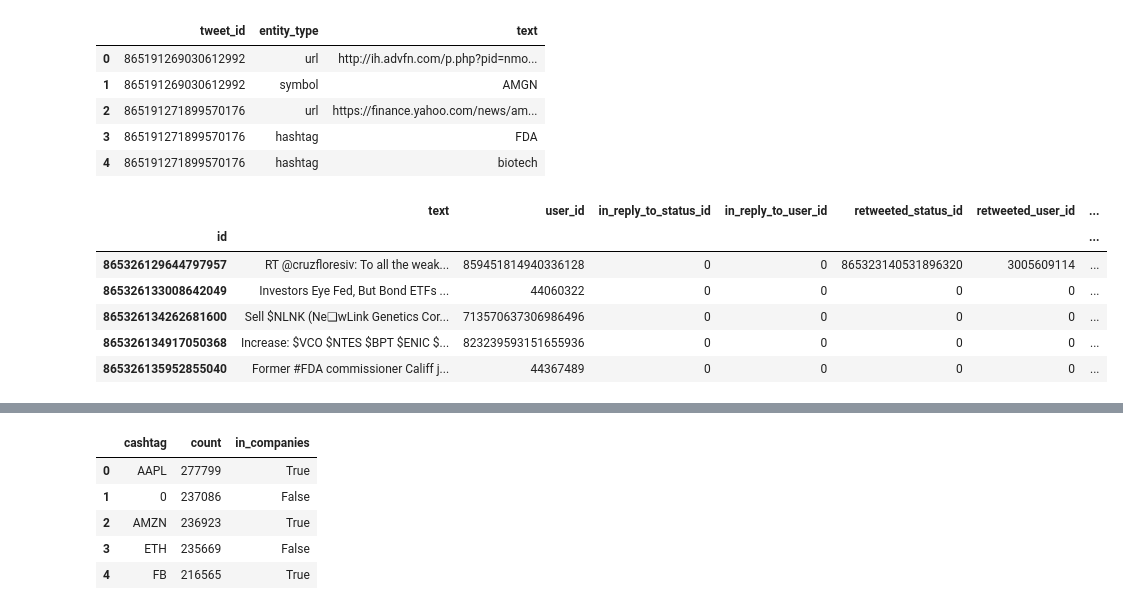
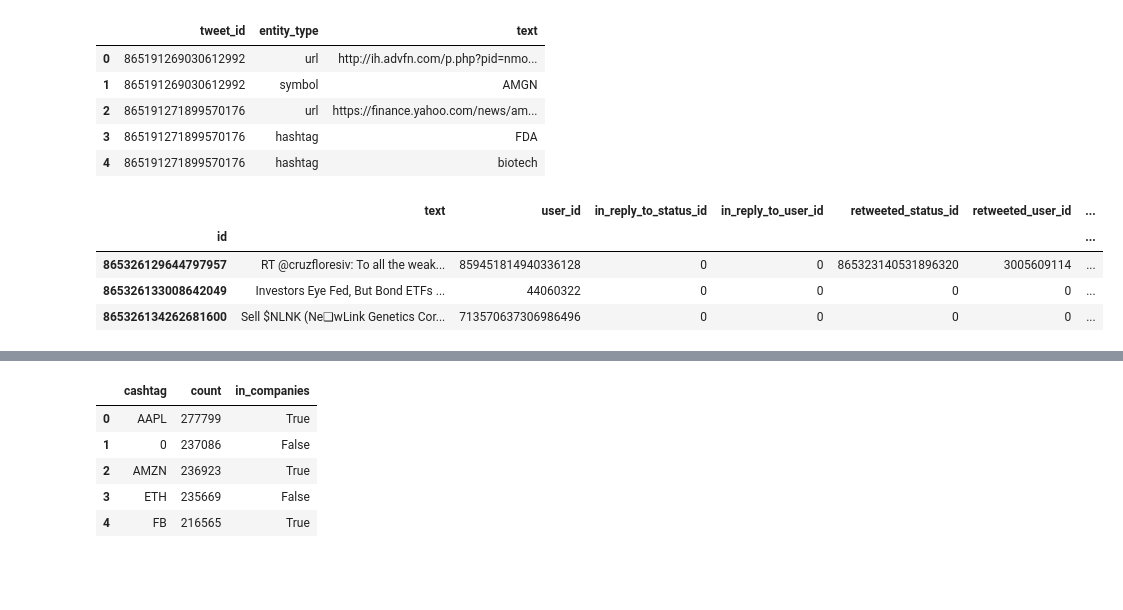
Before and after one commit to amirsoleix/Twitter-sentiment-analysis, a Jupyter notebook: code/exploratory-data-analysis.ipynb, the cells around one changed output, grey strips where cells are left out. Drawn from its saved outputs; the diff is of its cells as text; code cells hidden in the pictures; blank space fills up the shorter version.

```diff
--- a/code/exploratory-data-analysis.ipynb
+++ b/code/exploratory-data-analysis.ipynb
@@ -83,13 +83,11 @@ entities.head()
 | 3 | 865191271899570176 | hashtag | FDA |
 | 4 | 865191271899570176 | hashtag | biotech |
 # %%
-tweets.head()
+tweets.head(3)
 # %% [output]
 |  | text | user_id | in_reply_to_status_id | in_reply_to_user_id | retweeted_status_id | retweeted_user_id | ... |
 | id |  |  |  |  |  |  | ... |
 | 865326129644797957 | RT @cruzfloresiv: To all the weak... | 859451814940336128 | 0 | 0 | 865323140531896320 | 3005609114 | ... |
 | 865326133008642049 | Investors Eye Fed, But Bond ETFs ... | 44060322 | 0 | 0 | 0 | 0 | ... |
 | 865326134262681600 | Sell $NLNK (Ne❑wLink Genetics Cor... | 713570637306986496 | 0 | 0 | 0 | 0 | ... |
-| 865326134917050368 | Increase: $VCO $NTES $BPT $ENIC $... | 823239593151655936 | 0 | 0 | 0 | 0 | ... |
-| 865326135952855040 | Former #FDA commissioner Califf j... | 44367489 | 0 | 0 | 0 | 0 | ... |
 # %%
```
Also changed, not shown: parts of 48 cells of this notebook.
